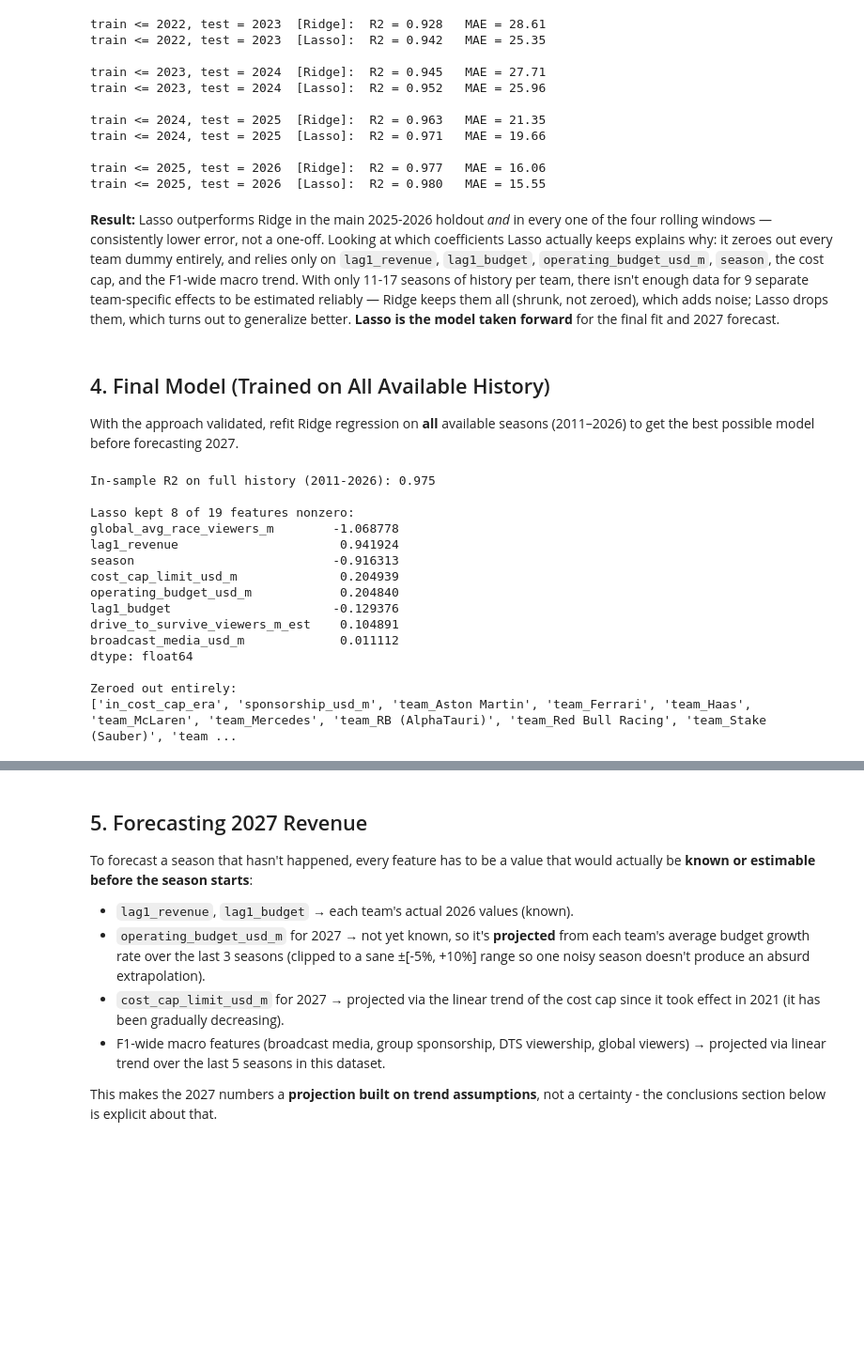
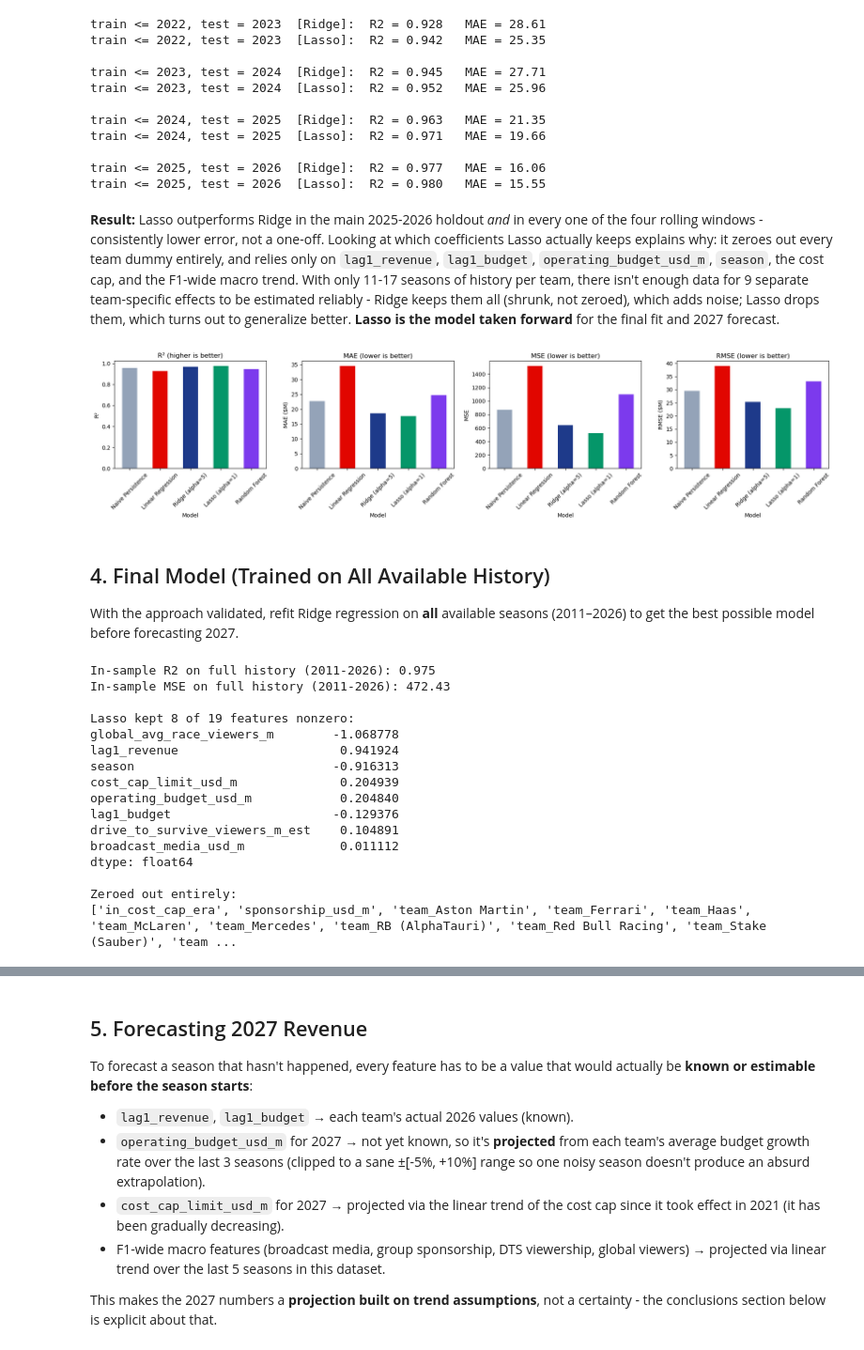
Before and after one commit to fredizenn/Statistics-and-Machine-Learning, a Jupyter notebook: Week-5/Final-Project-Examination/Revenue_Predictive_Modeling.ipynb, the cells around one changed output, grey strips where cells are left out. Shown at 94% size. Saved outputs shown, nothing was run; the diff lists cells and outputs as text; code cells hidden in the pictures; blank space fills up the shorter version.

Commit message:
Changed Visualization

```diff
--- a/Week-5/Final-Project-Examination/Revenue_Predictive_Modeling.ipynb
+++ b/Week-5/Final-Project-Examination/Revenue_Predictive_Modeling.ipynb
@@ -101,8 +101,9 @@ train: (134, 19)  test: (20, 19)
 def evaluate(name, pred):
     r2 = r2_score(y_test, pred)
     mae = mean_absolute_error(y_test, pred)
-    rmse = mean_squared_error(y_test, pred) ** 0.5
-    print(f"{name:22s} R2={r2:6.3f}   MAE={mae:6.2f}   RMSE={rmse:6.2f}")
+    mse = mean_squared_error(y_test, pred)
+    rmse = mse ** 0.5
+    print(f"{name:22s} R2={r2:6.3f}   MAE={mae:6.2f} MSE={mse:8.2f}   RMSE={rmse:6.2f}")
 
 # Naive baseline: predict this year's revenue = last year's revenue
 evaluate("Naive persistence", X_test["lag1_revenue"])
@@ -153,7 +154,61 @@ train <= 2024, test = 2025  [Lasso]:  R2 = 0.971   MAE = 19.66
 train <= 2025, test = 2026  [Ridge]:  R2 = 0.977   MAE = 16.06
 train <= 2025, test = 2026  [Lasso]:  R2 = 0.980   MAE = 15.55
 # %% [markdown]
-**Result:** Lasso outperforms Ridge in the main 2025-2026 holdout *and* in every one of the four rolling windows — consistently lower error, not a one-off. Looking at which coefficients Lasso actually keeps explains why: it zeroes out every team dummy entirely, and relies only on `lag1_revenue`, `lag1_budget`, `operating_budget_usd_m`, `season`, the cost cap, and the F1-wide macro trend. With only 11-17 seasons of history per team, there isn't enough data for 9 separate team-specific effects to be estimated reliably — Ridge keeps them all (shrunk, not zeroed), which adds noise; Lasso drops them, which turns out to generalize better. **Lasso is the model taken forward** for the final fit and 2027 forecast.
+**Result:** Lasso outperforms Ridge in the main 2025-2026 holdout *and* in every one of the four rolling windows - consistently lower error, not a one-off. Looking at which coefficients Lasso actually keeps explains why: it zeroes out every team dummy entirely, and relies only on `lag1_revenue`, `lag1_budget`, `operating_budget_usd_m`, `season`, the cost cap, and the F1-wide macro trend. With only 11-17 seasons of history per team, there isn't enough data for 9 separate team-specific effects to be estimated reliably - Ridge keeps them all (shrunk, not zeroed), which adds noise; Lasso drops them, which turns out to generalize better. **Lasso is the model taken forward** for the final fit and 2027 forecast.
+# %%
+comparison_rows = []
+
+naive_pred = X_test["lag1_revenue"]
+naive_mse = mean_squared_error(y_test, naive_pred)
+comparison_rows.append({
+    "Model": "Naive Persistence",
+    "R2": r2_score(y_test, naive_pred),
+    "MAE": mean_absolute_error(y_test, naive_pred),
+    "MSE": naive_mse,
+    "RMSE": naive_mse ** 0.5,
+})
+
+for name, model in fitted.items():
+    pred = model.predict(X_test)
+    mse = mean_squared_error(y_test, pred)
+    comparison_rows.append({
+        "Model": name,
+        "R2": r2_score(y_test, pred),
+        "MAE": mean_absolute_error(y_test, pred),
+        "MSE": mse,
+        "RMSE": mse ** 0.5,
+    })
+
+comp_df = pd.DataFrame(comparison_rows).set_index("Model")
+
+fig, axes = plt.subplots(1, 4, figsize=(19, 4.5))
+colors = ["#94a3b8", "#e10600", "#1e3a8a", "#059669", "#7c3aed"]
+
+comp_df["R2"].plot(kind="bar", ax=axes[0], color=colors)
+axes[0].set_title("R² (higher is better)")
+axes[0].set_ylabel("R²")
+axes[0].tick_params(axis="x", rotation=45)
+
+comp_df["MAE"].plot(kind="bar", ax=axes[1], color=colors)
+axes[1].set_title("MAE (lower is better)")
+axes[1].set_ylabel("MAE ($M)")
+axes[1].tick_params(axis="x", rotation=45)
+
+comp_df["MSE"].plot(kind="bar", ax=axes[2], color=colors)
+axes[2].set_title("MSE (lower is better)")
+axes[2].set_ylabel("MSE")
+axes[2].tick_params(axis="x", rotation=45)
+
+comp_df["RMSE"].plot(kind="bar", ax=axes[3], color=colors)
+axes[3].set_title("RMSE (lower is better)")
+axes[3].set_ylabel("RMSE ($M)")
+axes[3].tick_params(axis="x", rotation=45)
+
+plt.tight_layout()
+plt.savefig("model_comparison.png", dpi=150)
+plt.show()
+# %% [output]
+[figure, added]
 # %% [markdown]
 ## 4. Final Model (Trained on All Available History)
 
@@ -163,7 +218,10 @@ final_model = Lasso(alpha=1, max_iter=20000)
 final_model.fit(X, y)
 
 fit_r2 = r2_score(y, final_model.predict(X))
+fit_mse = mean_squared_error(y, final_model.predict(X))
 print(f"In-sample R2 on full history (2011-2026): {fit_r2:.3f}")
+print(f"In-sample MSE on full history (2011-2026): {fit_mse:.2f}")
+
 
 coefs = pd.Series(final_model.coef_, index=X.columns)
 nonzero = coefs[coefs != 0].sort_values(key=abs, ascending=False)
@@ -174,6 +232,7 @@ print("\nZeroed out entirely:")
 print(zeroed)
 # %% [output]
 In-sample R2 on full history (2011-2026): 0.975
+In-sample MSE on full history (2011-2026): 472.43
 
 Lasso kept 8 of 19 features nonzero:
 global_avg_race_viewers_m        -1.068778
```
Also changed, not shown: parts of 10 cells of this notebook, 2 other files.
